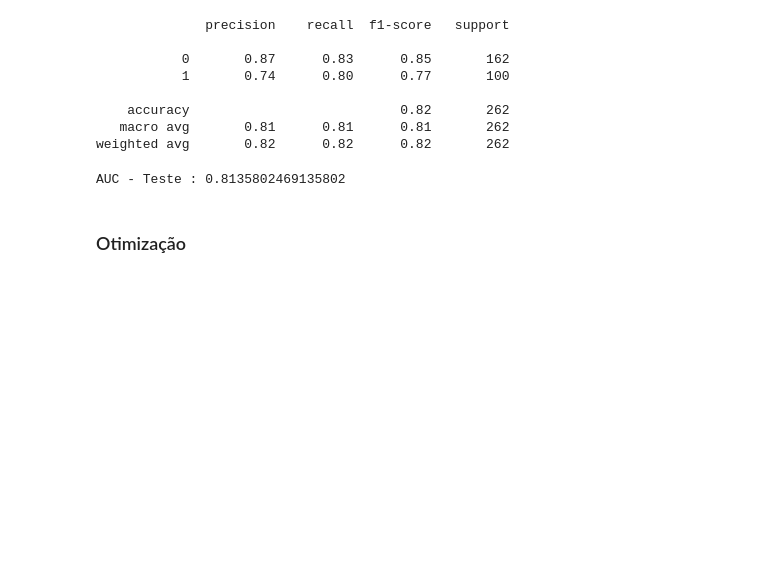
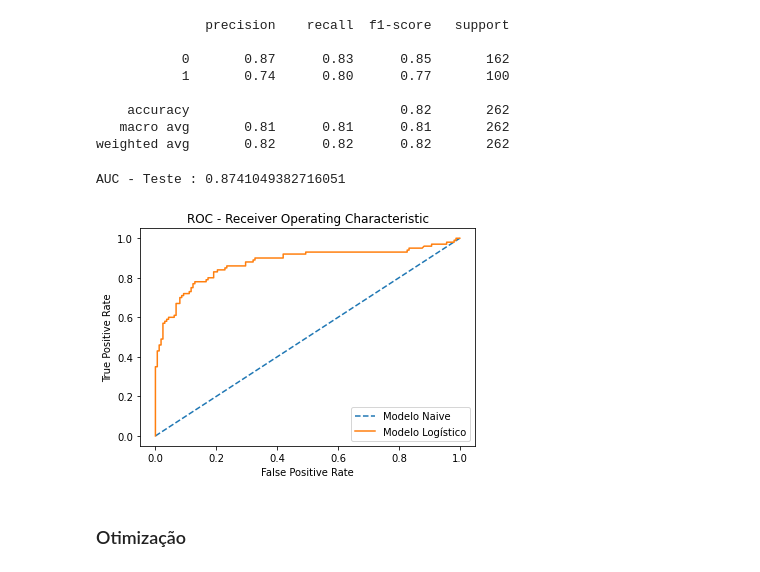
Before and after one commit to bruno-marcelino10/estudos-com-py, a Jupyter notebook: sklearn/MLPClassifier.ipynb, the cells around one changed output. Saved outputs shown, nothing was run; the diff lists cells and outputs as text; code cells hidden in the pictures; blank space fills up the shorter version.

Commit message:
add roc_curve in mlp notes

```diff
--- a/sklearn/MLPClassifier.ipynb
+++ b/sklearn/MLPClassifier.ipynb
@@ -84,6 +84,9 @@ modelo = MLPClassifier(random_state = 42, max_iter=1000) # gera um modelo aleat
 modelo.fit(X_train, y_train)
 y_pred = modelo.predict(X_test)
 y_pred_train = modelo.predict(X_train)
+# %%
+# Probabilidade de Y = 1
+y_pred_proba = modelo.predict_proba(X_test)[::,1]
 # %%
 # Obtendo os coeficientes do modelo (possui duas camadas, uma escondida e uma de outputs)
 len(modelo.coefs_)
@@ -116,12 +119,25 @@ print(classification_report(y_test, y_pred))
 weighted avg       0.82      0.82      0.82       262
 # %%
 # Calculando a AUC (Area Under the Curve)
-fpr, tpr, thresholds = roc_curve(y_test, y_pred)
+fpr, tpr, thresholds = roc_curve(y_test, y_pred_proba)
 roc_auc = auc(fpr, tpr)
 
 print("AUC - Teste :", roc_auc)
 # %% [output]
-AUC - Teste : 0.8135802469135802
+AUC - Teste : 0.8741049382716051
+# %%
+# Criando Curva ROC
+fpr, tpr, thresholds = roc_curve(y_test,  y_pred_proba)
+
+plt.plot([0,1], [0,1], linestyle = '--', label = 'Modelo Naive')
+plt.plot(fpr, tpr, label = 'Modelo Logístico')
+plt.ylabel('True Positive Rate')
+plt.xlabel('False Positive Rate')
+plt.title("ROC - Receiver Operating Characteristic")
+plt.legend()
+plt.show()
+# %% [output]
+[figure, added]
 # %% [markdown]
 ### Otimização
 # %% [markdown]
```
